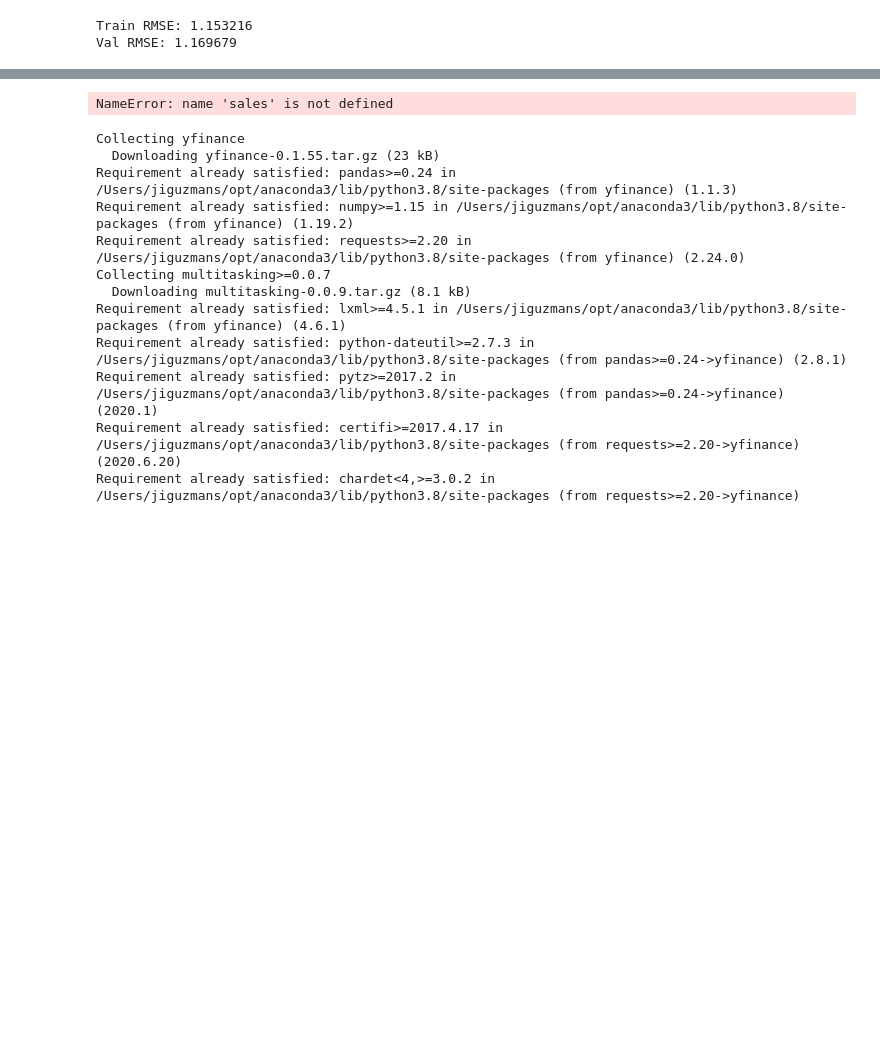
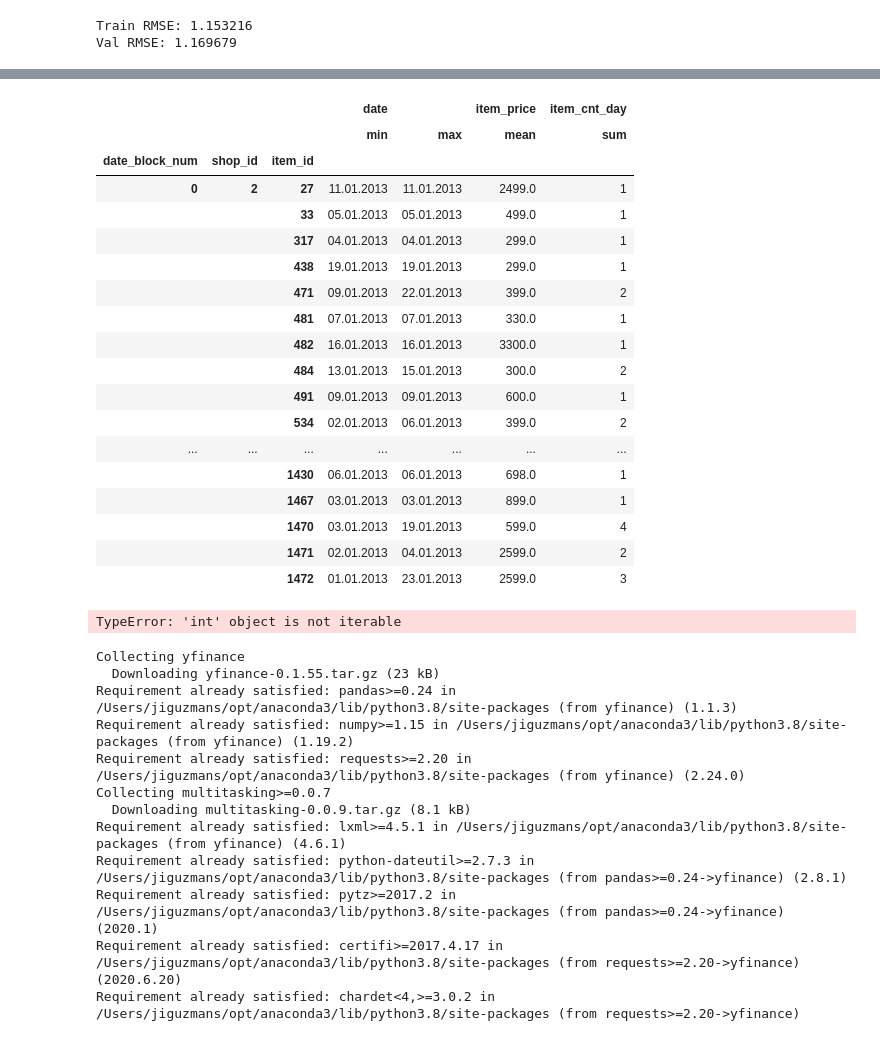
Before and after one commit to jguzman94/capstone-project, a Jupyter notebook: Swathi-EDA-Sales.ipynb, the cells around one changed output, grey strips where cells are left out. Cells and saved outputs as stored; diff of their text form; code cells hidden in the pictures; blank space fills up the shorter version.

```diff
--- a/Swathi-EDA-Sales.ipynb
+++ b/Swathi-EDA-Sales.ipynb
@@ -527,7 +528,7 @@ NameError: name 'sales' is not defined
 # %%
 #ARMA, First create a multi-index dataframe with ("date_block_num", "shop_id", "item_id") as index in order to easily find the number of time an item_id was sold at month date_block_num.
 
-sales_monthly = sales.groupby(
+sales_monthly = train.groupby(
     ["date_block_num", "shop_id", "item_id"])["date", "item_price",
                                               "item_cnt_day"].agg({
     "date": ["min", "max"],
@@ -535,8 +536,28 @@ sales_monthly = sales.groupby(
     "item_cnt_day": "sum"})
 
 #Each "shop_id", "item_id" is a time series for which we will find and create a SARIMAX model.
-# %% [output]
-NameError: name 'sales' is not defined
+# %%
+sales_monthly.head(50)
+# %% [output]
+|  |  |  | date |  | item_price | item_cnt_day |
+|  |  |  | min | max | mean | sum |
+| date_block_num | shop_id | item_id |  |  |  |  |
+| 0 | 2 | 27 | 11.01.2013 | 11.01.2013 | 2499.0 | 1 |
+|  |  | 33 | 05.01.2013 | 05.01.2013 | 499.0 | 1 |
+|  |  | 317 | 04.01.2013 | 04.01.2013 | 299.0 | 1 |
+|  |  | 438 | 19.01.2013 | 19.01.2013 | 299.0 | 1 |
+|  |  | 471 | 09.01.2013 | 22.01.2013 | 399.0 | 2 |
+|  |  | 481 | 07.01.2013 | 07.01.2013 | 330.0 | 1 |
+|  |  | 482 | 16.01.2013 | 16.01.2013 | 3300.0 | 1 |
+|  |  | 484 | 13.01.2013 | 15.01.2013 | 300.0 | 2 |
+|  |  | 491 | 09.01.2013 | 09.01.2013 | 600.0 | 1 |
+|  |  | 534 | 02.01.2013 | 06.01.2013 | 399.0 | 2 |
+| ... | ... | ... | ... | ... | ... | ... |
+|  |  | 1430 | 06.01.2013 | 06.01.2013 | 698.0 | 1 |
+|  |  | 1467 | 03.01.2013 | 03.01.2013 | 899.0 | 1 |
+|  |  | 1470 | 03.01.2013 | 19.01.2013 | 599.0 | 4 |
+|  |  | 1471 | 02.01.2013 | 04.01.2013 | 2599.0 | 2 |
+|  |  | 1472 | 01.01.2013 | 23.01.2013 | 2599.0 | 3 |
 # %%
 #fitting SARIMAX
 from statsmodels.tsa.statespace.sarimax import SARIMAX
@@ -564,7 +585,7 @@ for i, row in test.iterrows():
                 all_indexes = list(range(33))
                 insert_at_indexes = set(all_indexes) - set(existing_indexes)
                 insert_at_indexes = [list(group)
-                            for group in mit.consecutive_groups(insert_at_indexes)][1:]
+                            for group in (insert_at_indexes)][1:]
                 insert_at_indexes = [item for sublist in insert_at_indexes for item in sublist]
                 # we only take the last one
                 for insert_at in insert_at_indexes:
@@ -574,7 +595,7 @@ for i, row in test.iterrows():
             best_model = None
 
           # we need to test different orders, but let's have a go with that ...
-          ranges = range(1, 5)
+            ranges = range(1, 5)
             for difference in ranges:
                 tmp_model = SARIMAX(ts_values, order=(0, 1, 0), trend='t').fit()
                 tmp_aic = tmp_model.aic
@@ -597,3 +618,5 @@ for i, row in test.iterrows():
 
 df = pd.DataFrame(array)
 df.reset_index(drop=True, inplace=True)
+# %% [output]
+TypeError: 'int' object is not iterable
```
Also changed, not shown: parts of 6 cells of this notebook.
